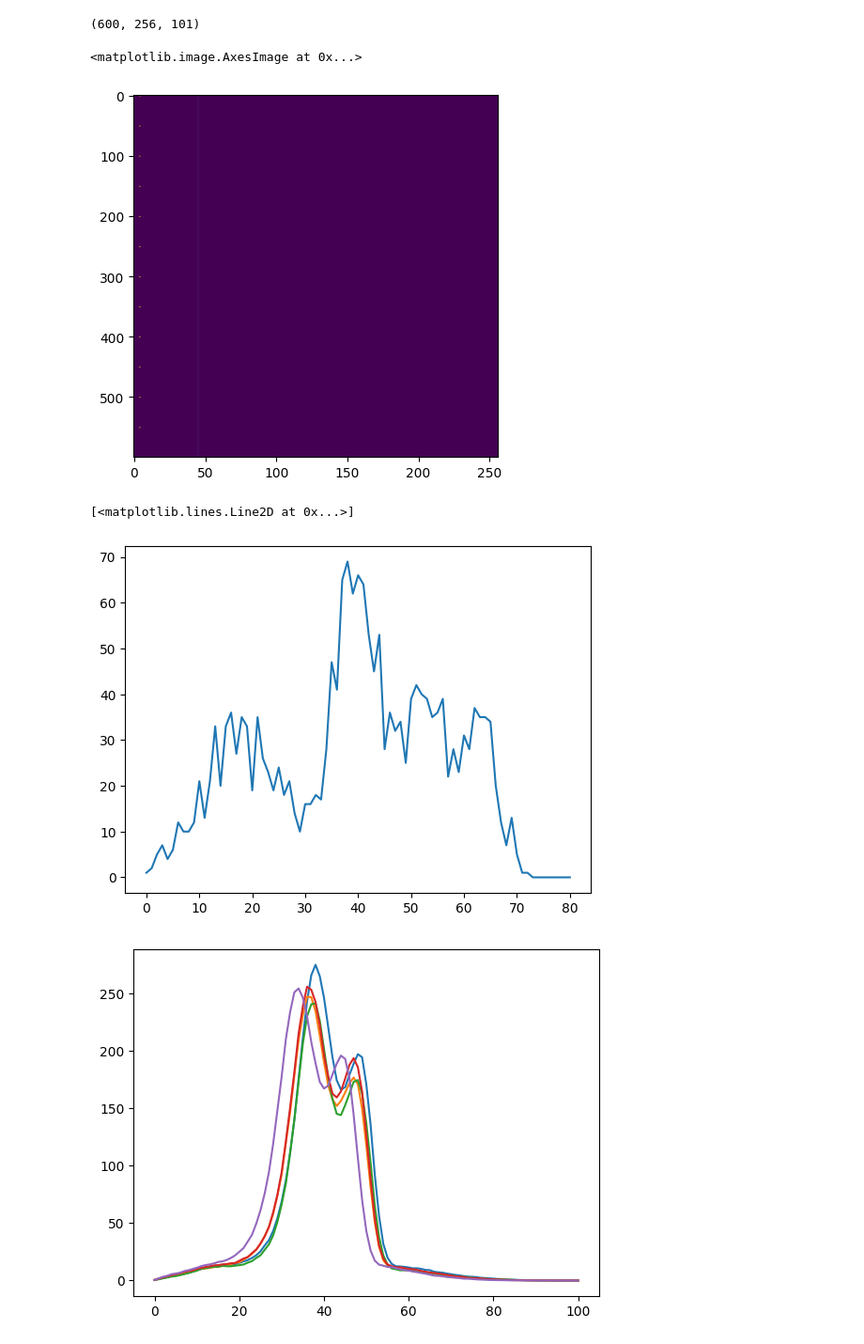
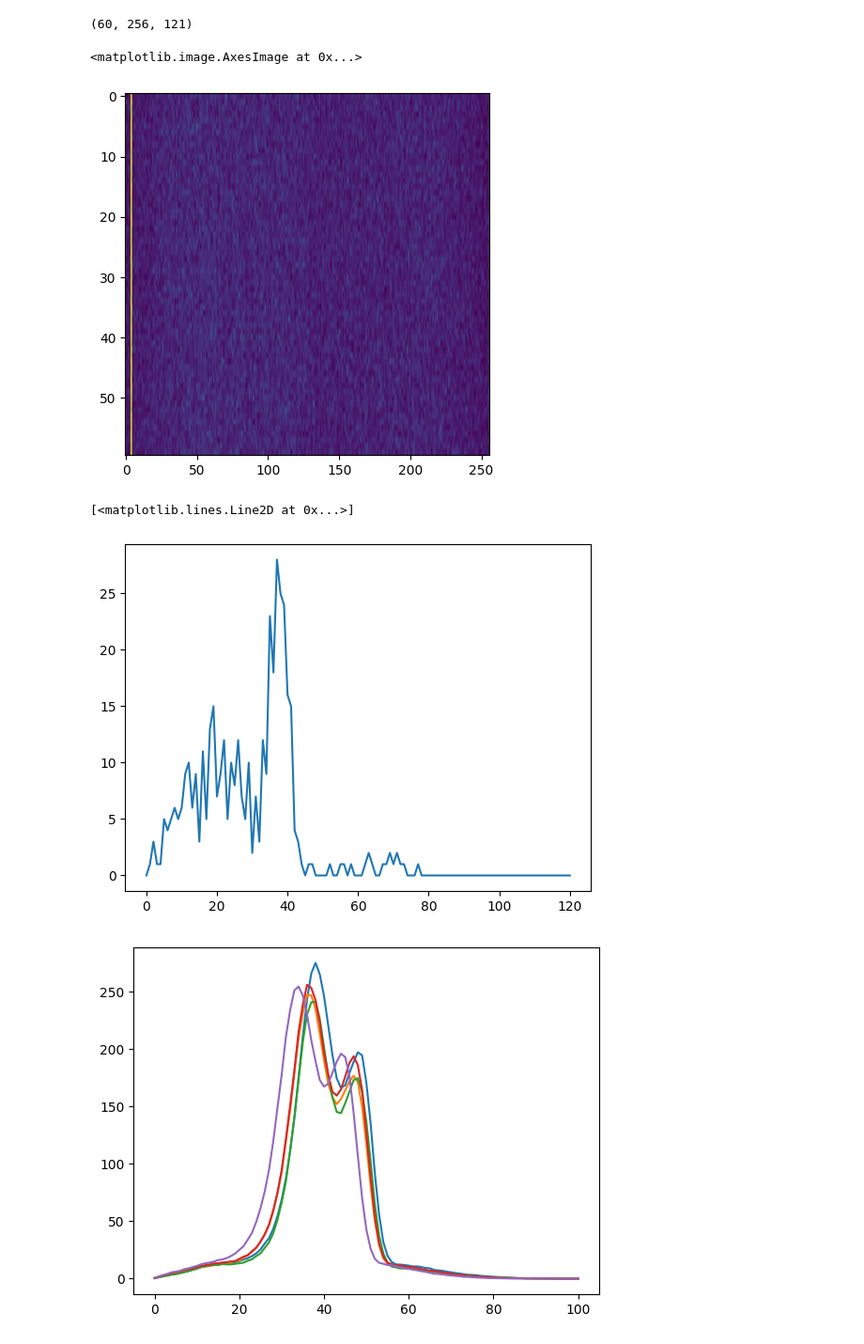
Before and after one commit to hqllab/Acq_gui, a Jupyter notebook: src/check_datatmp.ipynb, the cells around one changed output. Shown at 94% size. Saved outputs shown, nothing was run; the diff lists cells and outputs as text; code cells hidden in the pictures.

```diff
--- a/src/check_datatmp.ipynb
+++ b/src/check_datatmp.ipynb
@@ -18,22 +18,22 @@ def load_mat_from_file(cur_file, step=0.0375):
         # pos_array = np.vstack((pos, ypos, posend, yposend)).T
     return None, pixels_array
 # %%
-cor_filepath = r"D:\Acq_gui\teflon1_50mmps_75kv_4ma_cali_10mspf_sid1000_cor.mat"
+cor_filepath = r"D:\Acq_gui\Am_Spectrum\subset_1.mat"
 cor_pos, cor_data = load_mat_from_file(cor_filepath)
 print(cor_data.shape)
 
 fig = plt.figure(figsize=(5, 5))
 plt.imshow(cor_data.sum(axis=2), aspect='auto')
 # sag_filepath = r"C:\Users\vplus\Documents\Projects\Acq_gui\ScanTask_600_100mmps_80kv_10ma_cali_10mspf_sid1000_cor.mat"
 # %% [output]
-(600, 256, 101)
+(60, 256, 121)
 <matplotlib.image.AxesImage at 0x...>
-[figure, old version]
+[figure, new version]
 # %%
 plt.plot(cor_data[:,128,:].sum(axis=0))
 # %% [output]
 [<matplotlib.lines.Line2D at 0x...>]
-[figure, old version]
+[figure, new version]
 # %%
 for cid in range(0,50,10):
     plt.plot(cor_data[0:200,cid,:].mean(axis=0))
```
Also changed, not shown: 20 other files.
